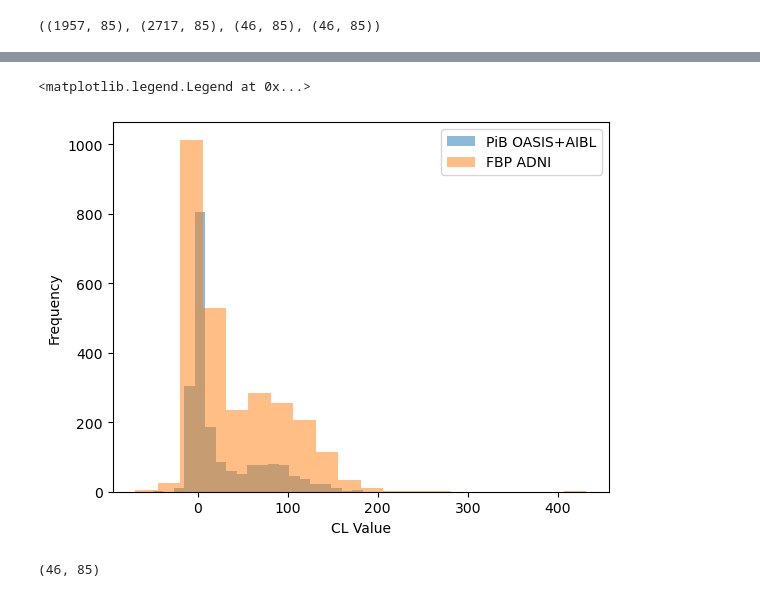
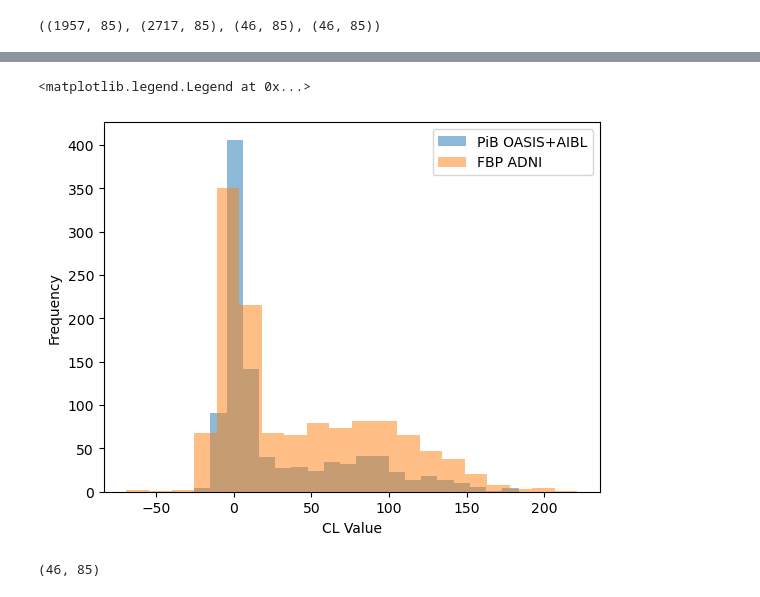
Before and after one commit to SoloChe/PET_cycleGAN, a Jupyter notebook: PET_data_check.ipynb, the cells around one changed output, grey strips where cells are left out. Drawn from its saved outputs; the diff is of its cells as text; code cells hidden in the pictures.

```diff
--- a/PET_data_check.ipynb
+++ b/PET_data_check.ipynb
@@ -36,3 +36,14 @@ uPiB1_raw_baseline = uPiB1_raw[uPiB1_raw['ID'].str.endswith('bl')]
 # baseline selection for uFBP
 sorted_uFBP_raw = uFBP_raw.sort_values(by=['RID', 'Actual Date'])
 uFBP_raw_baseline = sorted_uFBP_raw.drop_duplicates(subset='RID', keep='first')
+
+uFBP_CL_baseline = uFBP_CL[uFBP_CL['PUP ID'].isin(uFBP_raw_baseline['PUP ID'])]['CL']
+uPiB1_CL_baseline = uPiB1_CL[uPiB1_CL['SID'].isin(uPiB1_raw_baseline['ID'])]
+uPiB2_CL_baseline = uPiB2_CL[uPiB2_CL['PIB_ID'].isin(uPiB2_raw_baseline['ID'])]
+uPiB_CL_baseline = pd.concat([uPiB1_CL_baseline, uPiB2_CL_baseline])['CL']
+
+uPiB_CL_baseline = uPiB_CL_baseline.to_numpy()
+uFBP_CL_baseline = uFBP_CL_baseline.to_numpy()
+
+
+len(uFBP_CL_baseline)==len(uFBP_raw_baseline), len(uPiB1_CL_baseline)==len(uPiB1_raw_baseline), len(uPiB2_CL_baseline)==len(uPiB2_raw_baseline)
@@ -223,13 +257,13 @@ plt.legend()
 # %%
-plt.hist(uPiB_CL, alpha=0.5, bins=20, label='PiB OASIS+AIBL')
-plt.hist(uFBP_CL, alpha=0.5, bins=20, label='FBP ADNI')
+import matplotlib.pyplot as plt
+plt.hist(uPiB_CL_baseline, alpha=0.5, bins=20, label='PiB OASIS+AIBL')
+plt.hist(uFBP_CL_baseline, alpha=0.5, bins=20, label='FBP ADNI')
 plt.xlabel('CL Value')
 plt.ylabel('Frequency')
 plt.legend()
-# plt.savefig('CL.png')
 # %% [output]
 <matplotlib.legend.Legend at 0x...>
-[figure, old version]
+[figure, new version]
 # %%
 import torch
 # fake A
```
Also changed, not shown: parts of 6 cells of this notebook, 11 other files.
